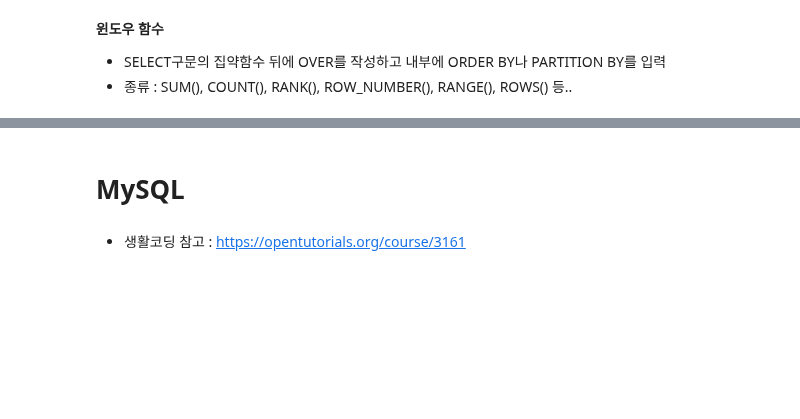
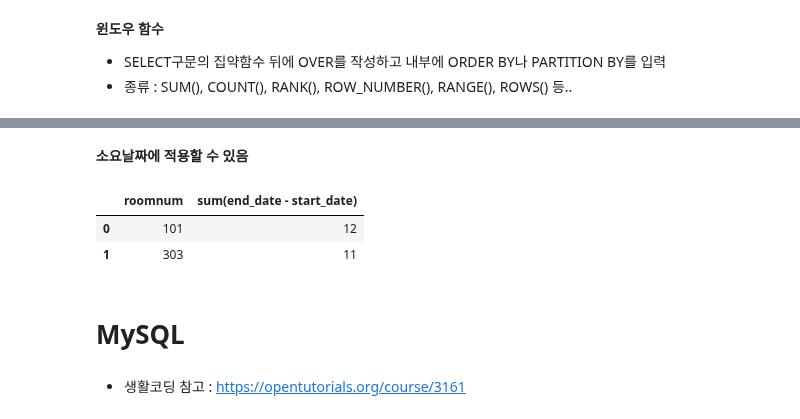
Before and after one commit to ev1025/DA_Study, a Jupyter notebook: SQL.ipynb, the cells around one changed output, grey strips where cells are left out. Drawn from its saved outputs; the diff is of its cells as text; code cells hidden in the pictures; blank space fills up the shorter version.

```diff
--- a/SQL.ipynb
+++ b/SQL.ipynb
@@ -142,0 +168,27 @@ FROM Address;
+# %%
+import sqlite3
+import pandas as pd
+
+con = sqlite3.connect(':memory:')
+cursor = con.cursor()
+cursor.execute('''DROP TABLE IF EXISTS PriceByAge''')
+cursor.execute('''CREATE TABLE PriceByAge(product_id VARCHAR(32) NOT NULL,
+                low_age INTEGER NOT NULL,
+                high_age INTEGER NOT NULL,
+                price INTEGER NOT NULL,
+                PRIMARY KEY (product_id, low_age),
+                CHECK(low_age < high_age));''')
+
+cursor.execute('''INSERT INTO PriceByAge Values("제품1", 0, 50 ,2000),("제품1", 51,100, 3000),("제품2",0,100,4200),("제품3",0,20,500),("제품3",31,70,800),("제품3",71,100,1000),("제품4",0,99,8900)''')
+con.commit
+# con.close()
+
+# 원본데이터베이스
+raw_sql = 'select * from PriceByAge'
+raw_ans = pd.read_sql(raw_sql, con=con)
+print('원본데이터\n', raw_ans)
+
+# 연령이 누락되지 않는 제품만뽑기
+sql = 'select product_id FROM PriceByAge Group by product_id Having sum(high_age - low_age + 1) =101;'
+ans = pd.read_sql(sql,con=con)
+print('뽑은결과\n',ans)
@@ -143,3 +209,27 @@ FROM Address;
+# %% [markdown]
+**소요날짜에 적용할 수 있음**
+# %%
+cursor.execute('''DROP TABLE IF EXISTS HOTEL''')
+cursor.execute('''CREATE TABLE HOTEL(
+    roomnum INTEGER,
+    start_date DATE,
+    end_date DATE,
+    PRIMARY KEY(roomnum, start_date));
+''')
+cursor.execute('''INSERT INTO HOTEL VALUES (101, 20080201, 20080206),(101, 20080206, 20080208),(101,20080208,20080213),
+(202, 20080201, 20080202), (202, 20080202,20080204),
+(303, 20080201,20080212)
+''')
+con.commit()
+
+# sql = 'select * from hotel'
+sql = 'SELECT roomnum, sum(end_date - start_date) FROM HOTEL GROUP BY roomnum HAVING SUM(end_date - start_date) >=10'
+ans = pd.read_sql(sql,con=con)
+ans
+# %% [output]
+|  | roomnum | sum(end_date - start_date) |
+| 0 | 101 | 12 |
+| 1 | 303 | 11 |
 # %% [markdown]
 # MySQL
 # %% [markdown]
```
Also changed, not shown: parts of 13 cells of this notebook.
